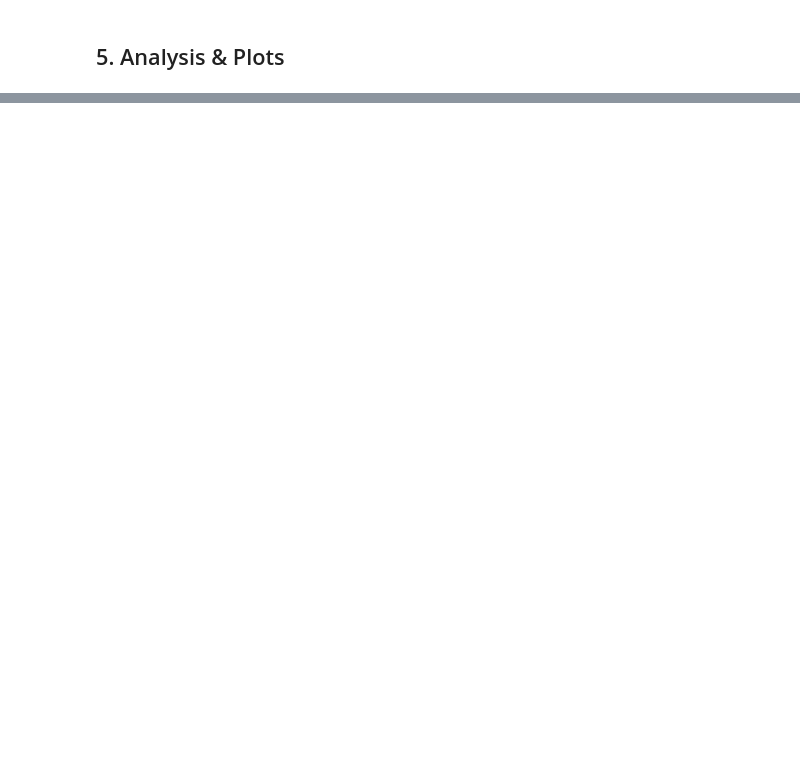
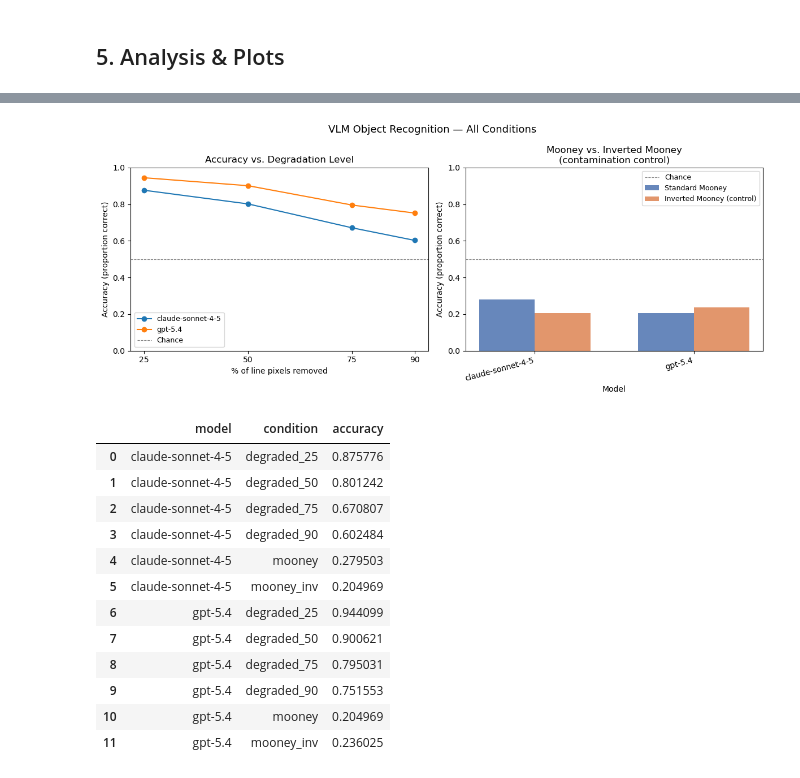
Before and after one commit to hayafaisalbugshan/feedforward-vision-vlms, a Jupyter notebook: experiment.ipynb, the cells around one changed output, grey strips where cells are left out. Saved outputs shown, nothing was run; the diff lists cells and outputs as text; code cells hidden in the pictures; blank space fills up the shorter version.

```diff
--- a/experiment.ipynb
+++ b/experiment.ipynb
@@ -490,0 +170,79 @@ Human benchmark data from the literature:
+# %%
+# Load results
+results_df = pd.read_csv("results.csv")
+
+def plot_accuracy(results_df):
+    """
+    Two-panel figure:
+      Left:  accuracy curve across degradation levels (25/50/75%)
+      Right: bar chart for Mooney vs. inverted Mooney
+    """
+    summary = results_df.groupby(["model", "condition"])["correct"].mean().reset_index()
+    summary.columns = ["model", "condition", "accuracy"]
+    models = summary["model"].unique()
+
+    fig, axes = plt.subplots(1, 2, figsize=(12, 5))
+
+    # --- Left: degradation curve ---
+    ax = axes[0]
+    degraded_conditions = ["degraded_25", "degraded_50", "degraded_75", "degraded_90"]
+    x_vals = [25, 50, 75, 90]
+    for model in models:
+        y_vals = [
+            summary[(summary["model"] == model) & (summary["condition"] == c)]["accuracy"].values[0]
+            for c in degraded_conditions
+        ]
+        ax.plot(x_vals, y_vals, marker="o", label=model.split("/")[-1])
+    ax.set_xlabel("% of line pixels removed")
+    ax.set_ylabel("Accuracy (proportion correct)")
+    ax.set_title("Accuracy vs. Degradation Level")
+    ax.set_xticks(x_vals)
+    ax.set_ylim(0, 1)
+    ax.axhline(0.5, color="gray", linestyle="--", linewidth=0.8, label="Chance")
+    ax.legend(fontsize=9)
+
+    # --- Right: Mooney vs. inverted Mooney ---
+    ax = axes[1]
+    mooney_conditions = ["mooney", "mooney_inv"]
+    x = np.arange(len(models))
+    width = 0.35
+    colors = ["#4C72B0", "#DD8452"]
+    for i, cond in enumerate(mooney_conditions):
+        vals = [
+            summary[(summary["model"] == m) & (summary["condition"] == cond)]["accuracy"].values[0]
+            for m in models
+        ]
+        label = "Standard Mooney" if cond == "mooney" else "Inverted Mooney (control)"
+        ax.bar(x + i * width, vals, width, label=label, color=colors[i], alpha=0.85)
+    ax.set_xlabel("Model")
+    ax.set_ylabel("Accuracy (proportion correct)")
+    ax.set_title("Mooney vs. Inverted Mooney\n(contamination control)")
+    ax.set_xticks(x + width / 2)
+    ax.set_xticklabels([m.split("/")[-1] for m in models], rotation=15, ha="right")
+    ax.set_ylim(0, 1)
+    ax.axhline(0.5, color="gray", linestyle="--", linewidth=0.8, label="Chance")
+    ax.legend(fontsize=9)
+
+    plt.suptitle("VLM Object Recognition — All Conditions", fontsize=13)
+    plt.tight_layout()
+    plt.savefig("accuracy_by_condition.png", dpi=150)
+    plt.show()
+    return summary
+
+
+plot_accuracy(results_df)
+# %% [output]
+[figure, added]
+|  | model | condition | accuracy |
+| 0 | claude-sonnet-4-5 | degraded_25 | 0.875776 |
+| 1 | claude-sonnet-4-5 | degraded_50 | 0.801242 |
+| 2 | claude-sonnet-4-5 | degraded_75 | 0.670807 |
+| 3 | claude-sonnet-4-5 | degraded_90 | 0.602484 |
+| 4 | claude-sonnet-4-5 | mooney | 0.279503 |
+| 5 | claude-sonnet-4-5 | mooney_inv | 0.204969 |
+| 6 | gpt-5.4 | degraded_25 | 0.944099 |
+| 7 | gpt-5.4 | degraded_50 | 0.900621 |
+| 8 | gpt-5.4 | degraded_75 | 0.795031 |
+| 9 | gpt-5.4 | degraded_90 | 0.751553 |
+| 10 | gpt-5.4 | mooney | 0.204969 |
+| 11 | gpt-5.4 | mooney_inv | 0.236025 |
```
Also changed, not shown: parts of 19 cells of this notebook, 9 other files.
